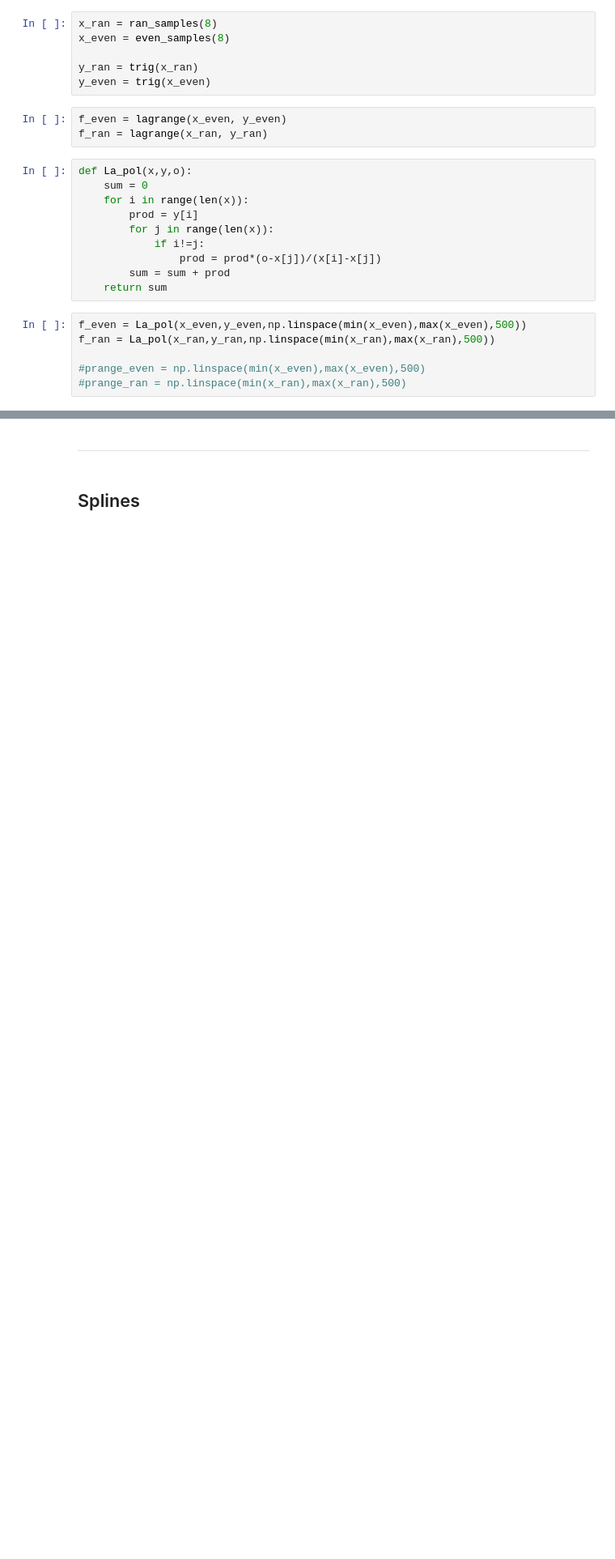
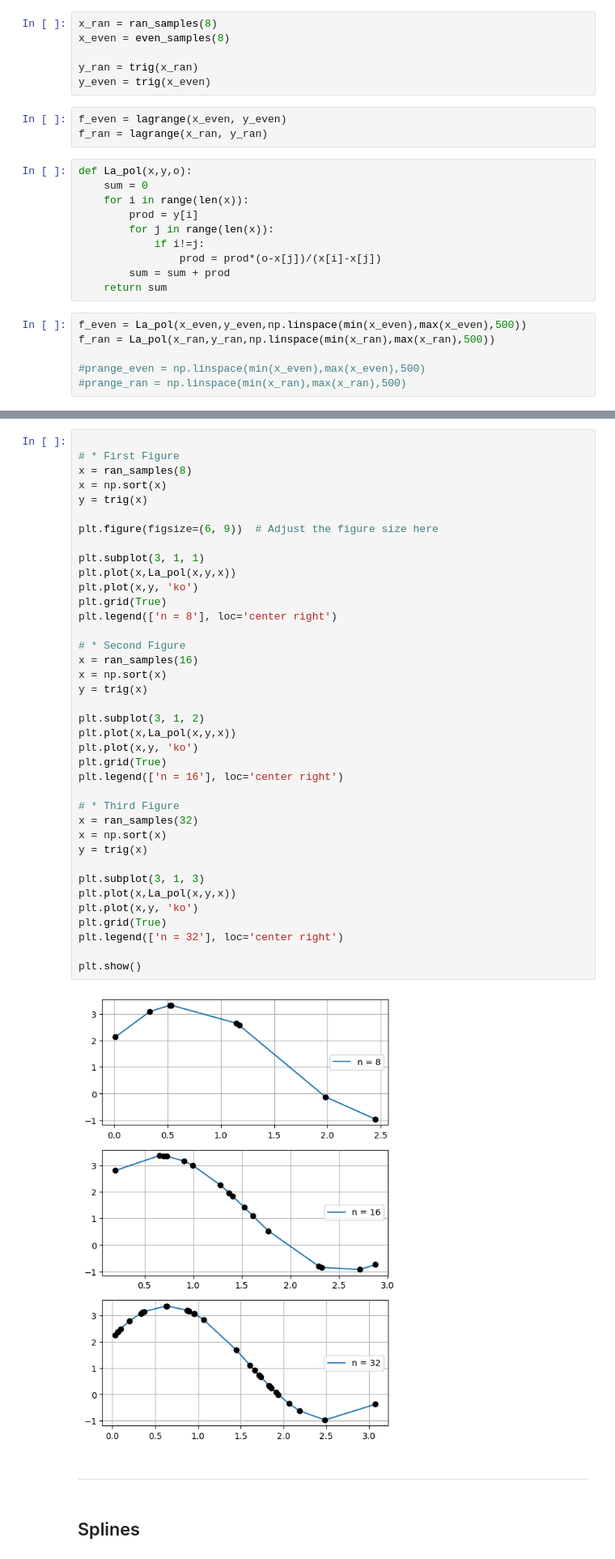
Before and after one commit to Mich-blz/Interpolations, a Jupyter notebook: Tarea1.ipynb, the cells around one changed output, grey strips where cells are left out. Shown: that part at 81% size. Saved outputs shown, nothing was run; the diff lists cells and outputs as text; blank space fills up the shorter version.

```diff
--- a/Tarea1.ipynb
+++ b/Tarea1.ipynb
@@ -98,3 +79,43 @@ plt.show()
+# %%
+
+# * First Figure
+x = ran_samples(8)
+x = np.sort(x)
+y = trig(x)
+
+plt.figure(figsize=(6, 9))  # Adjust the figure size here
+
+plt.subplot(3, 1, 1)
+plt.plot(x,La_pol(x,y,x))
+plt.plot(x,y, 'ko')
+plt.grid(True)
+plt.legend(['n = 8'], loc='center right')
+
+# * Second Figure
+x = ran_samples(16)
+x = np.sort(x)
+y = trig(x)
+
+plt.subplot(3, 1, 2)
+plt.plot(x,La_pol(x,y,x))
+plt.plot(x,y, 'ko')
+plt.grid(True)
+plt.legend(['n = 16'], loc='center right')
+
+# * Third Figure
+x = ran_samples(32)
+x = np.sort(x)
+y = trig(x)
+
+plt.subplot(3, 1, 3)
+plt.plot(x,La_pol(x,y,x))
+plt.plot(x,y, 'ko')
+plt.grid(True)
+plt.legend(['n = 32'], loc='center right')
+
+plt.show()
+# %% [output]
+[figure, added]
 # %% [markdown]
 ---
 # %% [markdown]
```
Also changed, not shown: parts of 25 cells of this notebook.
